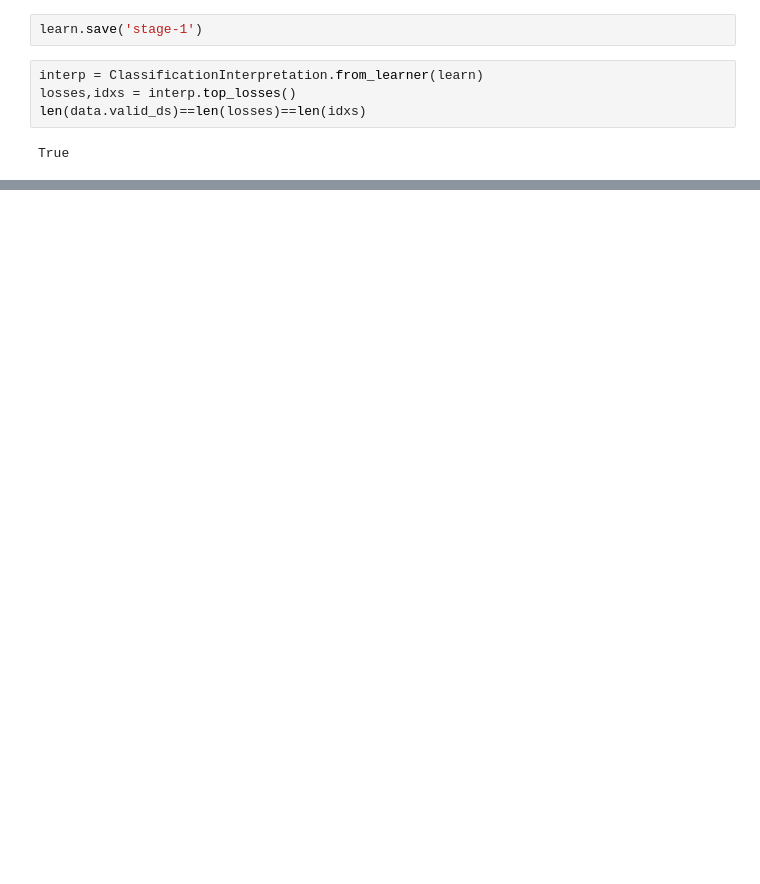
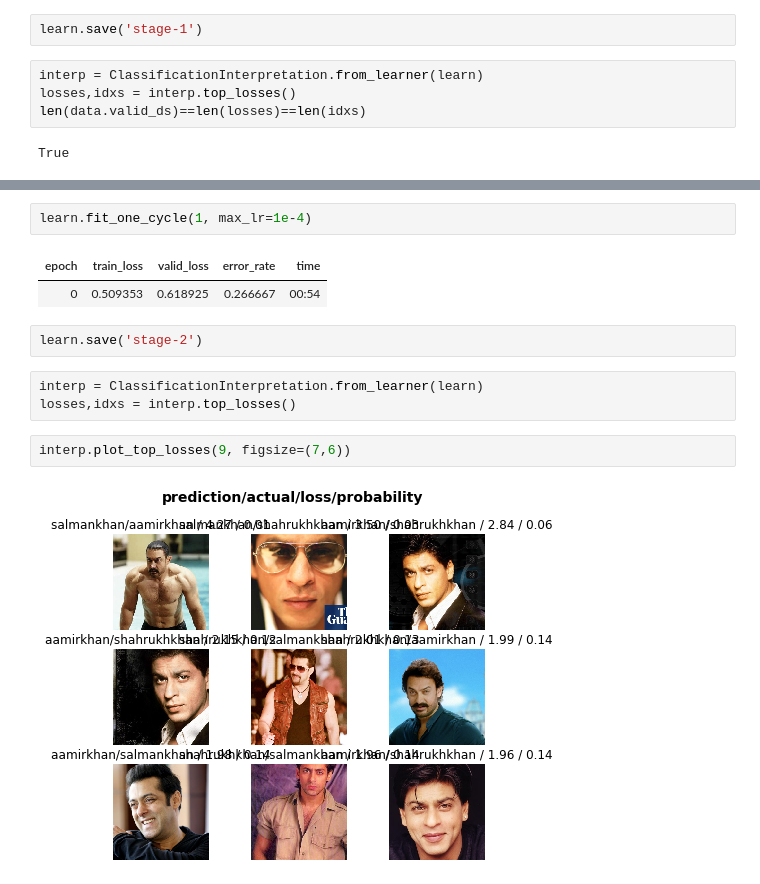
Before and after one commit to mrireconner/fastai_learn, a Jupyter notebook: bollywoodactors.ipynb, the cells around one changed output, grey strips where cells are left out. Saved outputs shown, nothing was run; the diff lists cells and outputs as text; blank space fills up the shorter version.

```diff
--- a/bollywoodactors.ipynb
+++ b/bollywoodactors.ipynb
@@ -73,0 +71,14 @@ LR Finder is complete, type {learner_name}.recorder.plot() to see the graph.
+# %%
+learn.fit_one_cycle(1, max_lr=1e-4)
+# %% [output]
+| epoch | train_loss | valid_loss | error_rate | time |
+| 0 | 0.509353 | 0.618925 | 0.266667 | 00:54 |
+# %%
+learn.save('stage-2')
+# %%
+interp = ClassificationInterpretation.from_learner(learn)
+losses,idxs = interp.top_losses()
+# %%
+interp.plot_top_losses(9, figsize=(7,6))
+# %% [output]
+[figure, added]
```
Also changed, not shown: parts of 10 cells of this notebook, 1 other file.
